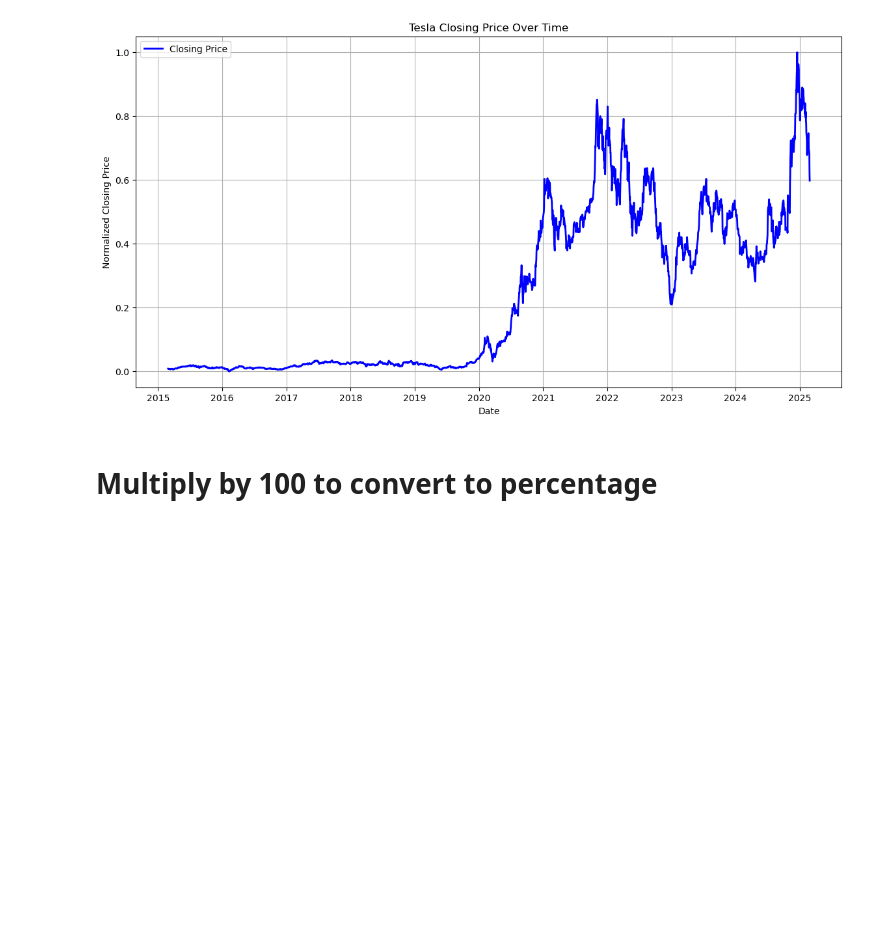
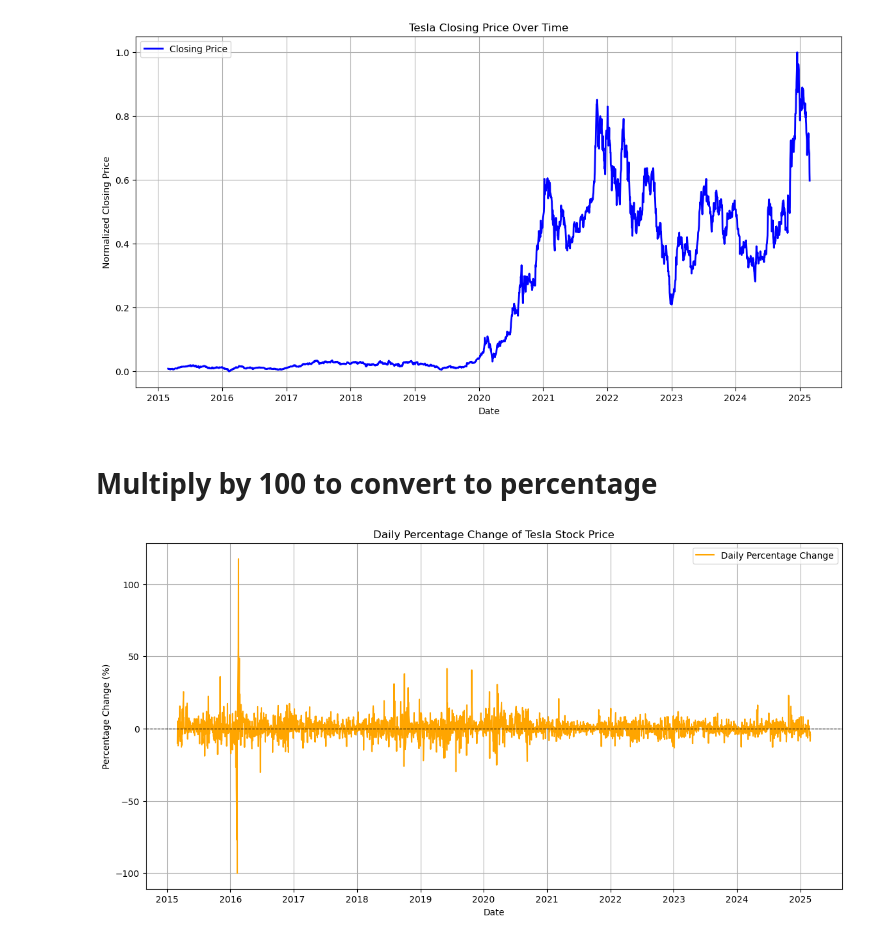
Before and after one commit to erisimasol/Week-11-KAIM-10X, a Jupyter notebook: Notebook/Week-11-Task.ipynb, the cells around one changed output. Cells and saved outputs as stored; diff of their text form; code cells hidden in the pictures; blank space fills up the shorter version.

Commit message:
Daily Percentage Change

```diff
--- a/Notebook/Week-11-Task.ipynb
+++ b/Notebook/Week-11-Task.ipynb
@@ -237,3 +237,15 @@ plt.show()
 # %%
 historical_data['Daily Percentage Change'] = historical_data['Close'].pct_change() * 100
 #print(historical_data)
+# %%
+plt.figure(figsize=(14, 7))
+plt.plot(historical_data.index, historical_data['Daily Percentage Change'], label='Daily Percentage Change', color='orange')
+plt.title('Daily Percentage Change of Tesla Stock Price')
+plt.xlabel('Date')
+plt.ylabel('Percentage Change (%)')
+plt.axhline(0, color='black', linewidth=0.8, linestyle='--')  # Add a line at 0 for reference
+plt.grid()
+plt.legend()
+plt.show()
+# %% [output]
+[figure, added]
```
